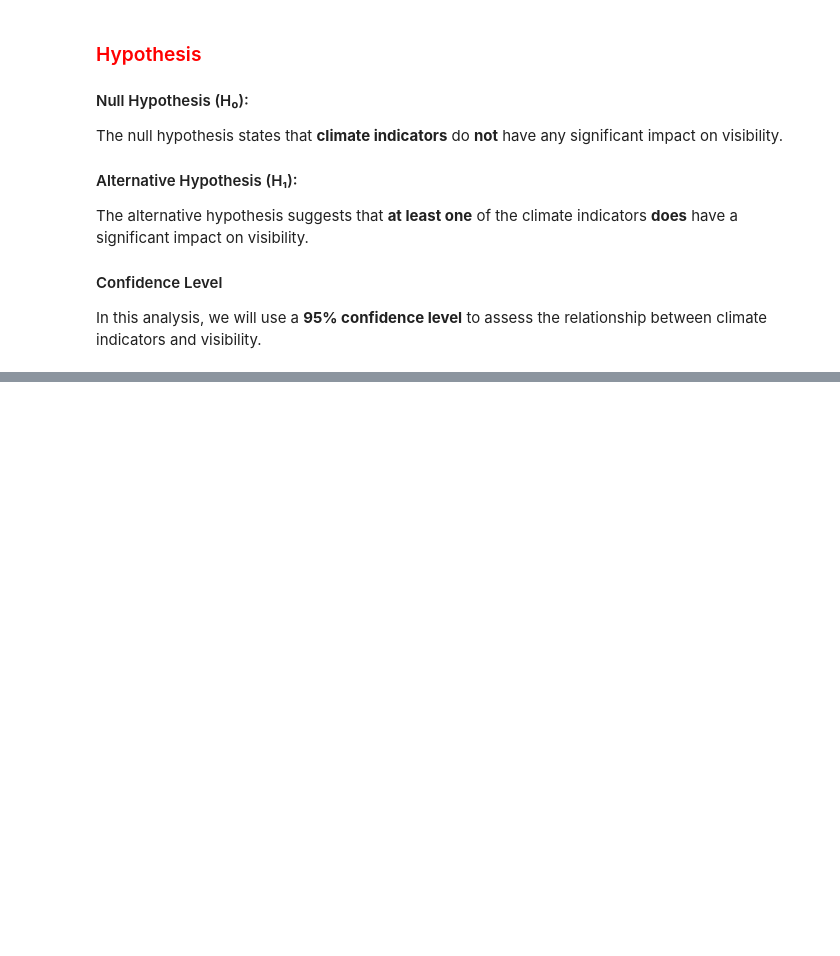
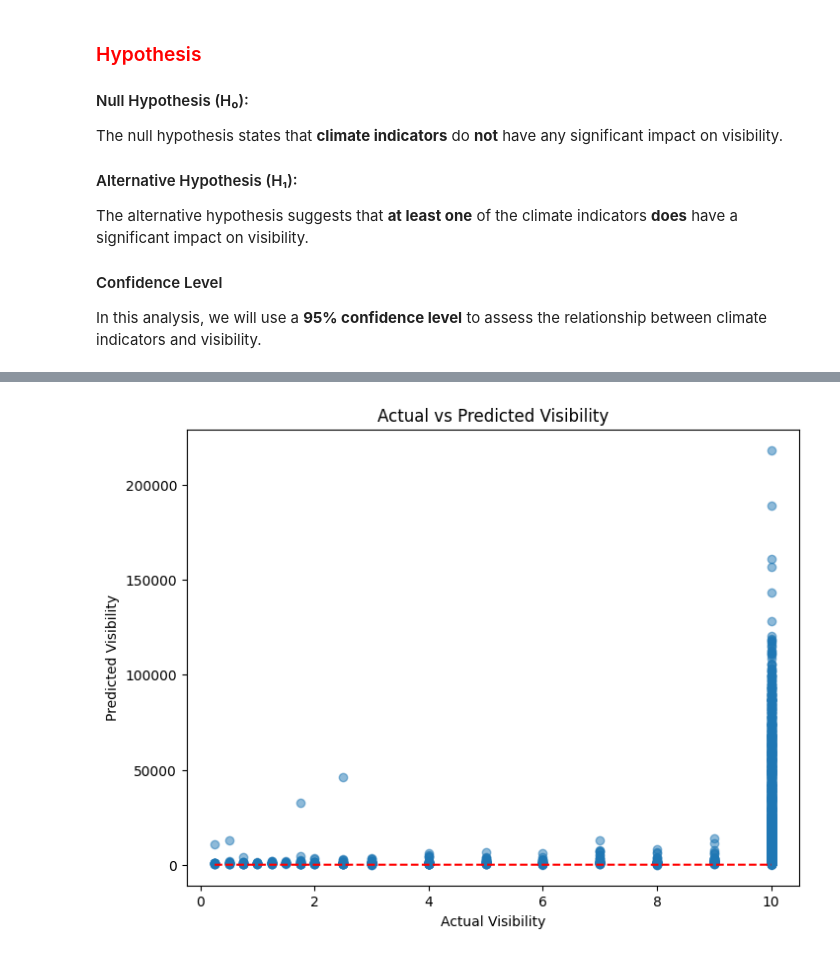
Before and after one commit to Muzhgan-Rustaqi/Impact-of-Climate-Variables-on-Visibility, a Jupyter notebook: final_project.ipynb, the cells around one changed output, grey strips where cells are left out. Drawn from its saved outputs; the diff is of its cells as text; code cells hidden in the pictures; blank space fills up the shorter version.

Commit message:
GLM Model Test and Prediction

```diff
--- a/final_project.ipynb
+++ b/final_project.ipynb
@@ -528,0 +578,18 @@ In this analysis, we will use a **95% confidence level** to assess the relations
+# %%
+# Split the data into 80% training and 20% to testing
+# Taing the data using 80% and predicting the 20% x data with the y
+from sklearn.model_selection import train_test_split
+
+x_train, x_test, y_train, y_test = train_test_split(x, y, test_size=0.2, random_state=1)
+# %%
+#Using GLM for Model Selectin becuase our dependent data is not normal and is skewed.
+# GLM with out interection
+import statsmodels.api as sm
+from sklearn.metrics import mean_squared_error, mean_absolute_error, r2_score
+
+# Add intercept
+x_const = sm.add_constant(x_train)
+
+# Gamma GLM
+glm_no_interaction = sm.GLM(y_train, x_const, family=sm.families.Gamma(link=sm.families.links.Log())).fit()
+print(glm_no_interaction.summary())
@@ -528,0 +614,17 @@ In this analysis, we will use a **95% confidence level** to assess the relations
+# %%
+# Test the Gamma Model
+x_test_const = sm.add_constant(x_test)
+x_predict = glm_no_interaction.predict(x_test_const)
+x_predict_exp = np.exp(x_predict)
+
+mse = mean_squared_error(y_test, x_predict_exp)
+mae = mean_absolute_error(y_test, x_predict_exp)
+r2 = r2_score(y_test, x_predict_exp)
+print(f"mean_squared_error  (MAE): {mse}")
+print(f"Mean Absolute Error (MAE): {mae}")
+print(f"r2_score (MAE): {r2}")
+
+print("\nY Prediction of our model")
+print(x_predict_exp)
+print("\nY of our test data")
+print(y_test)
@@ -528,0 +649,11 @@ In this analysis, we will use a **95% confidence level** to assess the relations
+# %%
+
+plt.figure(figsize=(8, 6))
+plt.scatter(y_test, x_predict_exp, alpha=0.5)
+plt.plot([min(y_test), max(y_test)], [min(y_test), max(y_test)], color='red', linestyle='--')
+plt.xlabel('Actual Visibility')
+plt.ylabel('Predicted Visibility')
+plt.title('Actual vs Predicted Visibility')
+plt.show()
+# %% [output]
+[figure, added]
```
Also changed, not shown: parts of 26 cells of this notebook.
